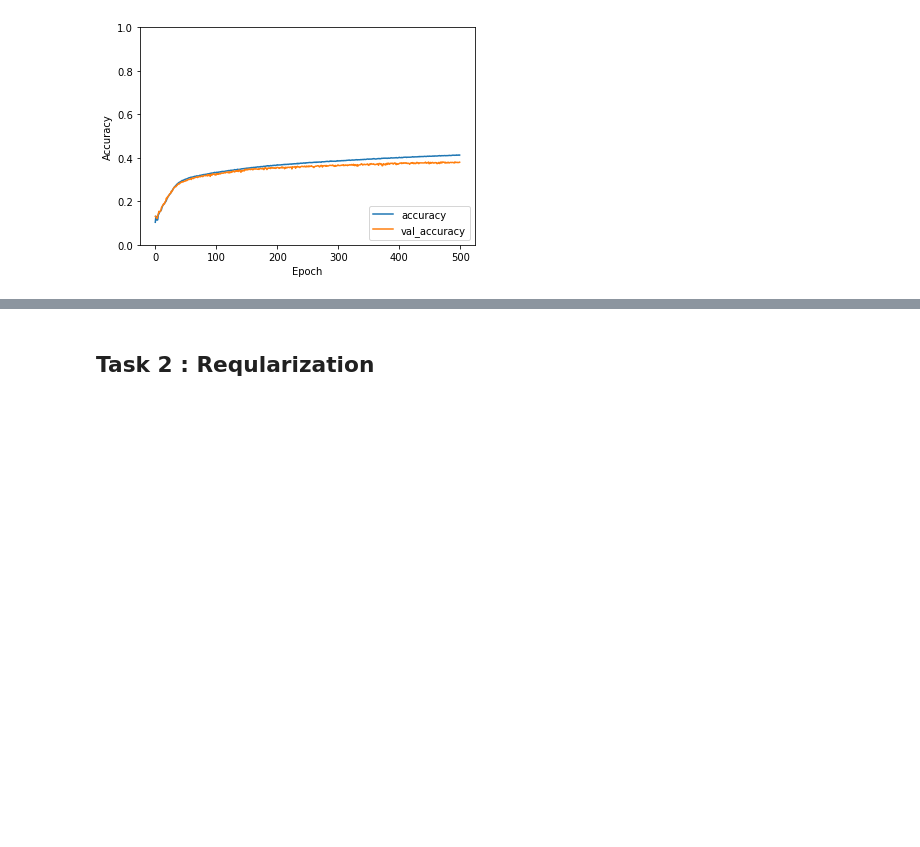
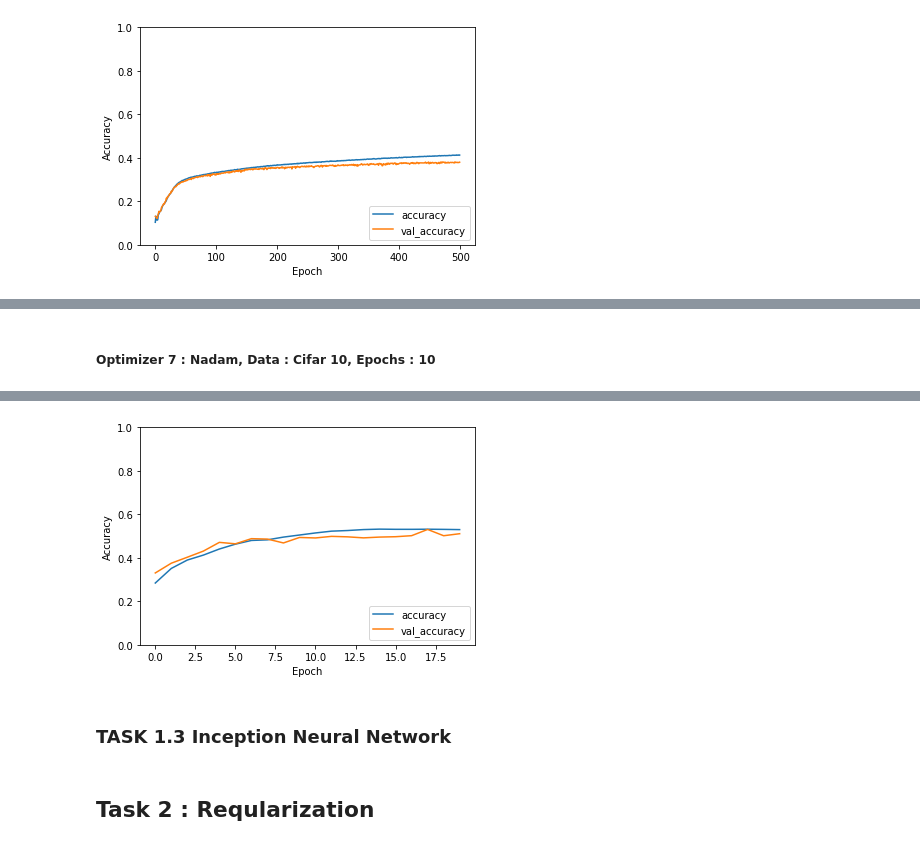
Before and after one commit to rajprasad001/deep_learning_concepts, a Jupyter notebook: Project_Assignment.ipynb, the cells around one changed output, grey strips where cells are left out. Saved outputs shown, nothing was run; the diff lists cells and outputs as text; code cells hidden in the pictures; blank space fills up the shorter version.

```diff
--- a/Project_Assignment.ipynb
+++ b/Project_Assignment.ipynb
@@ -458,0 +528,5 @@ Test Data Loss : 2.0728020668029785, Test Data Accuracy : 0.38359999656677246
+# %% [markdown]
+##### Optimizer 7 : Nadam, Data : Cifar 10, Epochs : 10
+# %%
+opt_nadam_resnet = resnet('Nadam',cifar_train_x,cifar_train_y,20,cifar_val_x,cifar_val_y,cifar_test_x,cifar_test_y)
+# %% [output]
@@ -459,3 +550,6 @@ Test Data Loss : 2.0728020668029785, Test Data Accuracy : 0.38359999656677246
+[figure, added]
+# %% [markdown]
+### TASK 1.3 Inception Neural Network
 # %% [markdown]
 ## Task 2 : Reqularization
 # %% [markdown]
```
Also changed, not shown: parts of 7 cells of this notebook.
